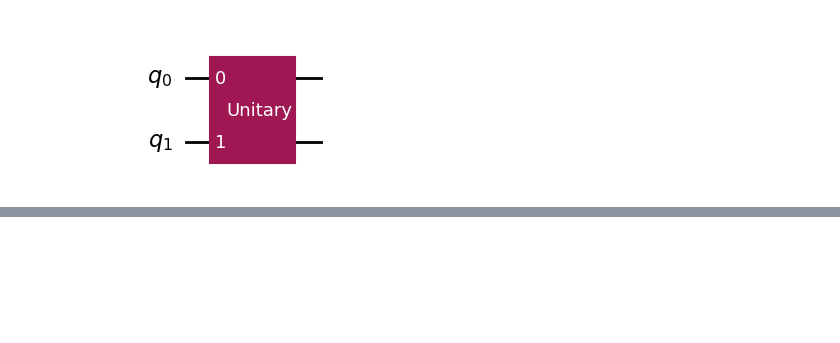
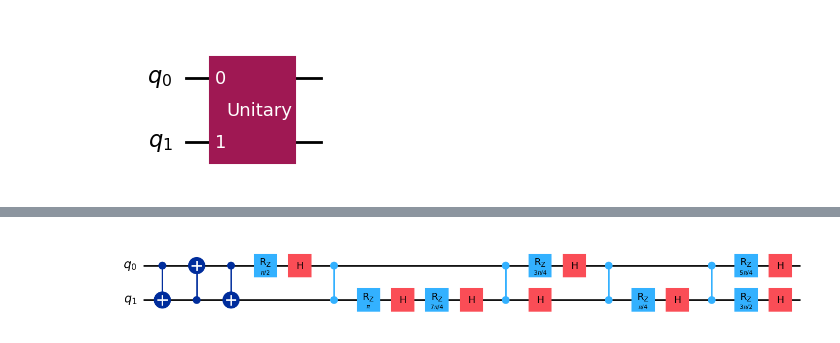
Before and after one commit to ian-turner/qc-icaps26, a Jupyter notebook: graphics.ipynb, the cells around one changed output, grey strips where cells are left out. Saved outputs shown, nothing was run; the diff lists cells and outputs as text; code cells hidden in the pictures; blank space fills up the shorter version.

```diff
--- a/graphics.ipynb
+++ b/graphics.ipynb
@@ -34,0 +38,3 @@ qc_synth.draw('mpl', filename='u_circuit_synth.png')
+# %%
+zx_circuit = zx.Circuit.from_qasm(qasm2.dumps(qc_synth))
+zx_circuit = zx_circuit.to_basic_gates()
@@ -34,0 +45,5 @@ qc_synth.draw('mpl', filename='u_circuit_synth.png')
+# %%
+g = zx_circuit.to_graph()
+zx.full_reduce(g)
+zx_opt_circuit = zx.extract_circuit(g).to_basic_gates()
+zx.draw(zx_opt_circuit)
@@ -34,0 +52,4 @@ qc_synth.draw('mpl', filename='u_circuit_synth.png')
+# %%
+qasm2.loads(zx_opt_circuit.to_qasm(), custom_instructions=qasm2.LEGACY_CUSTOM_INSTRUCTIONS).draw('mpl')
+# %% [output]
+[figure, added]
```
Also changed, not shown: parts of 6 cells of this notebook, 4 other files.
